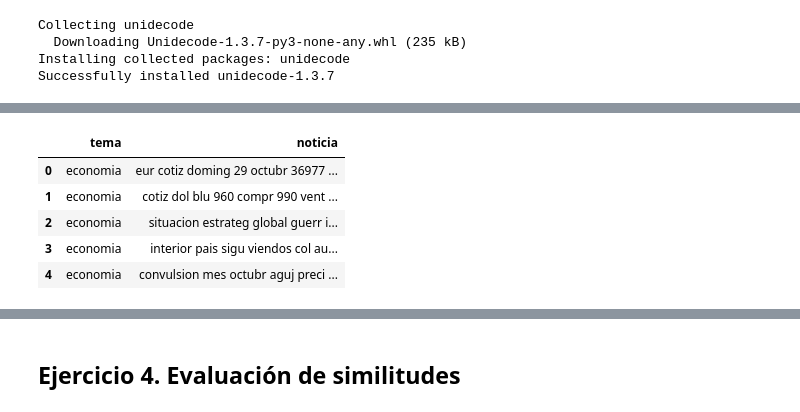
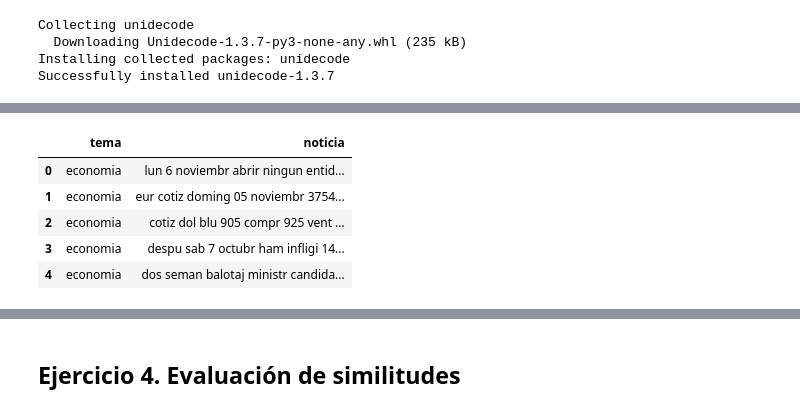
Before and after one commit to claudialeguiza/TP_NLP, a Jupyter notebook: TP_NLP.ipynb, the cells around one changed output, grey strips where cells are left out. Drawn from its saved outputs; the diff is of its cells as text; code cells hidden in the pictures.

```diff
--- a/TP_NLP.ipynb
+++ b/TP_NLP.ipynb
@@ -504,14 +510,14 @@ texto_filtrado.head()
 # %%
 texto_filtrado['noticia'] = texto_filtrado['noticia'].apply(lambda words: ' '.join(words) if isinstance(words, list) else words)
 # %%
-texto_filtrado.head(5)
+texto_filtrado.head()
 # %% [output]
 |  | tema | noticia |
-| 0 | economia | eur cotiz doming 29 octubr 36977 ... |
-| 1 | economia | cotiz dol blu 960 compr 990 vent ... |
-| 2 | economia | situacion estrateg global guerr i... |
-| 3 | economia | interior pais sigu viendos col au... |
-| 4 | economia | convulsion mes octubr aguj preci ... |
+| 0 | economia | lun 6 noviembr abrir ningun entid... |
+| 1 | economia | eur cotiz doming 05 noviembr 3754... |
+| 2 | economia | cotiz dol blu 905 compr 925 vent ... |
+| 3 | economia | despu sab 7 octubr ham infligi 14... |
+| 4 | economia | dos seman balotaj ministr candida... |
 # %%
 texto_agrupado = texto_filtrado.groupby('tema')['noticia'].apply(''.join).reset_index()
 # %%
```
Also changed, not shown: parts of 60 cells of this notebook.
